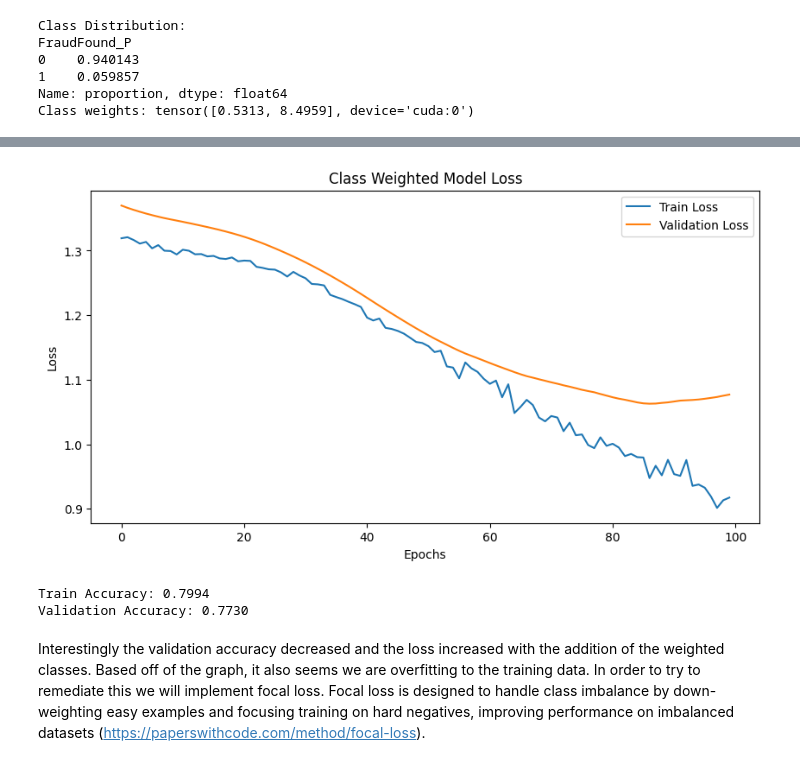
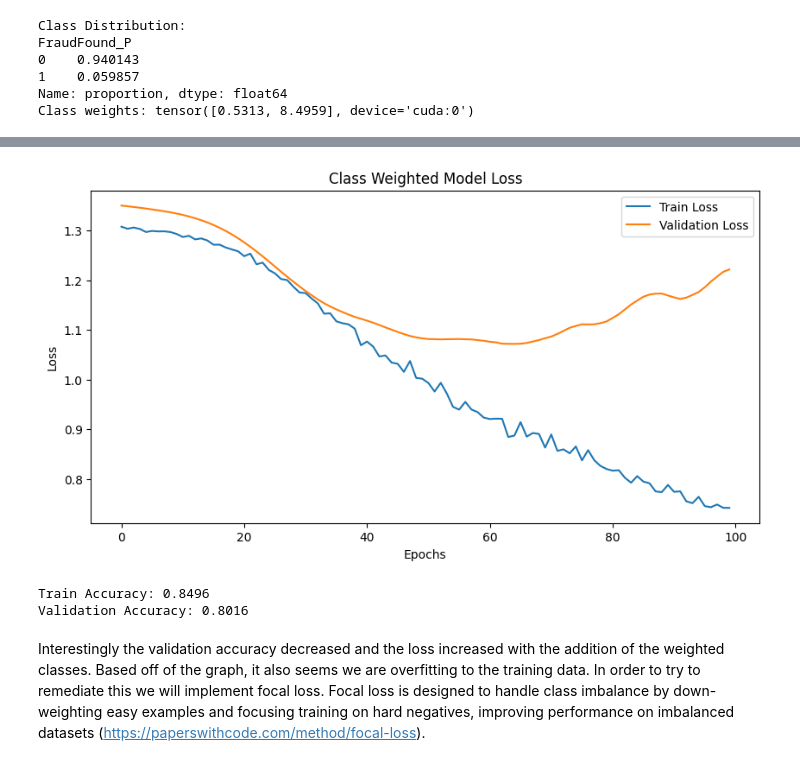
Before and after one commit to ayheong/fraud-detection-machine-learning, a Jupyter notebook: nn.ipynb, the cells around one changed output, grey strips where cells are left out. Cells and saved outputs as stored; diff of their text form; code cells hidden in the pictures.

```diff
--- a/nn.ipynb
+++ b/nn.ipynb
@@ -72,7 +72,7 @@ from torch import optim
 
 # Define network
 class NeuralNetwork1(nn.Module):
-    def __init__(self, input_dim, hidden_dim1=64, hidden_dim2=32, hidden_dim3=16, dropout_rate=0.5):
+    def __init__(self, input_dim, hidden_dim1=128, hidden_dim2=64, hidden_dim3=32, dropout_rate=0.5):
         super(NeuralNetwork1, self).__init__()
         self.layer1 = nn.Linear(input_dim, hidden_dim1)
         self.layer2 = nn.Linear(hidden_dim1, hidden_dim2)
@@ -189,7 +189,7 @@ Class weights: tensor([0.5313, 8.4959], device='cuda:0')
 # %%
 # Redefine the network
 class NeuralNetwork2(nn.Module):
-    def __init__(self, input_dim, hidden_dim1=64, hidden_dim2=32, hidden_dim3=16, dropout_rate=0.5):
+    def __init__(self, input_dim, hidden_dim1=128, hidden_dim2=64, hidden_dim3=32, dropout_rate=0.5):
         super(NeuralNetwork2, self).__init__()
         self.layer1 = nn.Linear(input_dim, hidden_dim1)
         self.layer2 = nn.Linear(hidden_dim1, hidden_dim2)
@@ -272,6 +272,6 @@ Epoch [100/100], Loss: 0.9174
-[figure, old version]
+[figure, new version]
-Train Accuracy: 0.7994
-Validation Accuracy: 0.7730
+Train Accuracy: 0.8496
+Validation Accuracy: 0.8016
 # %% [markdown]
 Interestingly the validation accuracy decreased and the loss increased with the addition of the weighted classes. Based off of the graph, it also seems we are overfitting to the training data. In order to try to remediate this we will implement focal loss. Focal loss is designed to handle class imbalance by down-weighting easy examples and focusing training on hard negatives, improving performance on imbalanced datasets (https://paperswithcode.com/method/focal-loss).
 # %%
```
Also changed, not shown: parts of 7 cells of this notebook.
